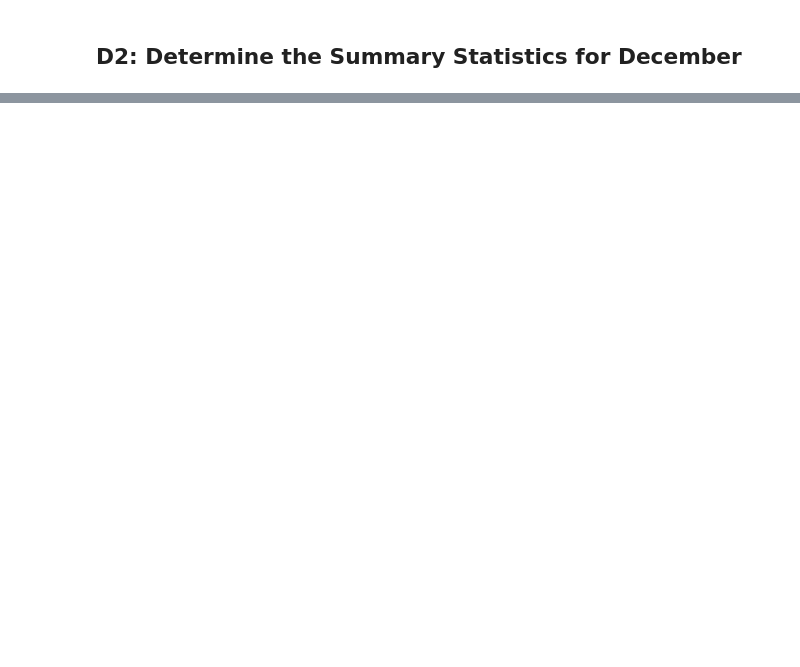
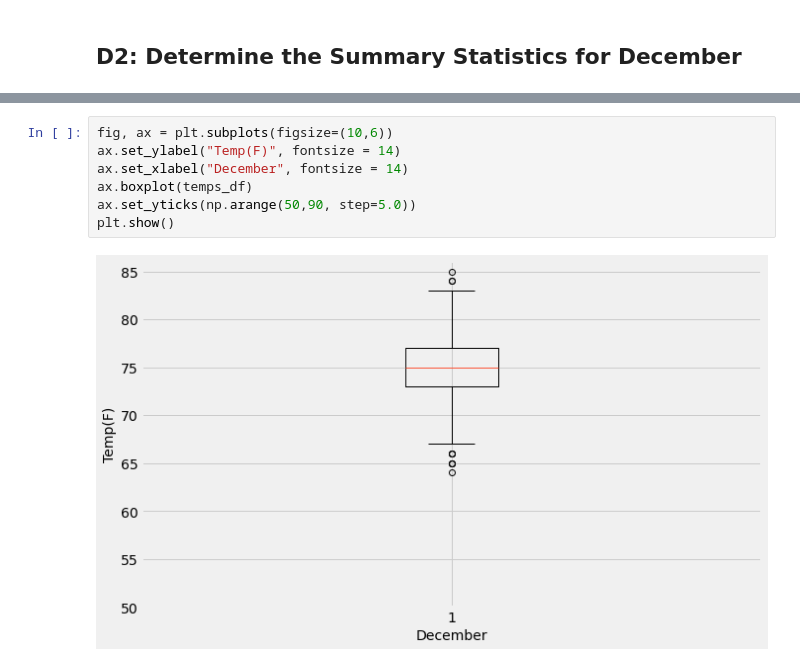
Before and after one commit to Jhackmeyer/surfs_up, a Jupyter notebook: SurfsUp_Challenge.ipynb, the cells around one changed output, grey strips where cells are left out. Drawn from its saved outputs; the diff is of its cells as text; blank space fills up the shorter version.

```diff
--- a/SurfsUp_Challenge.ipynb
+++ b/SurfsUp_Challenge.ipynb
@@ -119,0 +297,9 @@ temps_df.describe()
+# %%
+fig, ax = plt.subplots(figsize=(10,6))
+ax.set_ylabel("Temp(F)", fontsize = 14)
+ax.set_xlabel("December", fontsize = 14)
+ax.boxplot(temps_df)
+ax.set_yticks(np.arange(50,90, step=5.0))
+plt.show()
+# %% [output]
+[figure, added]
```
Also changed, not shown: parts of 17 cells of this notebook, 4 other files.
